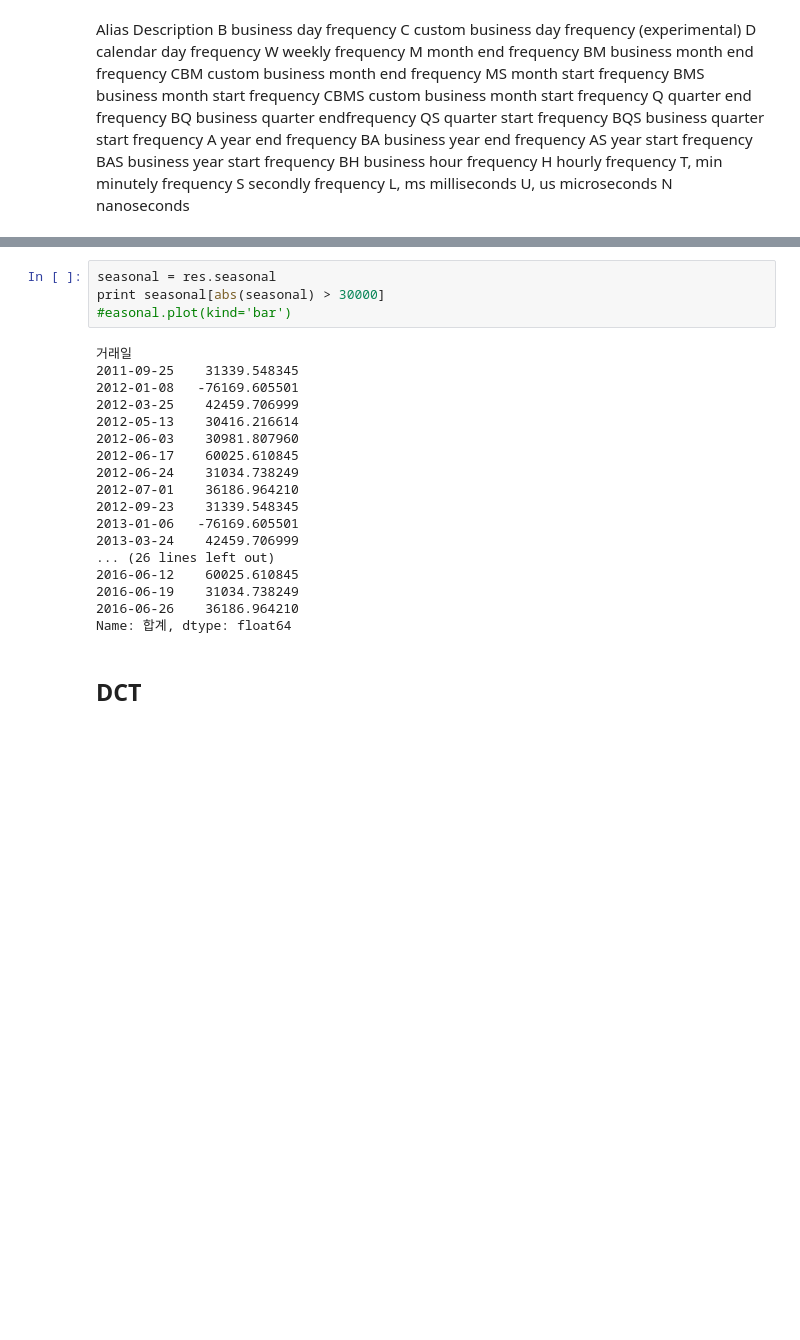
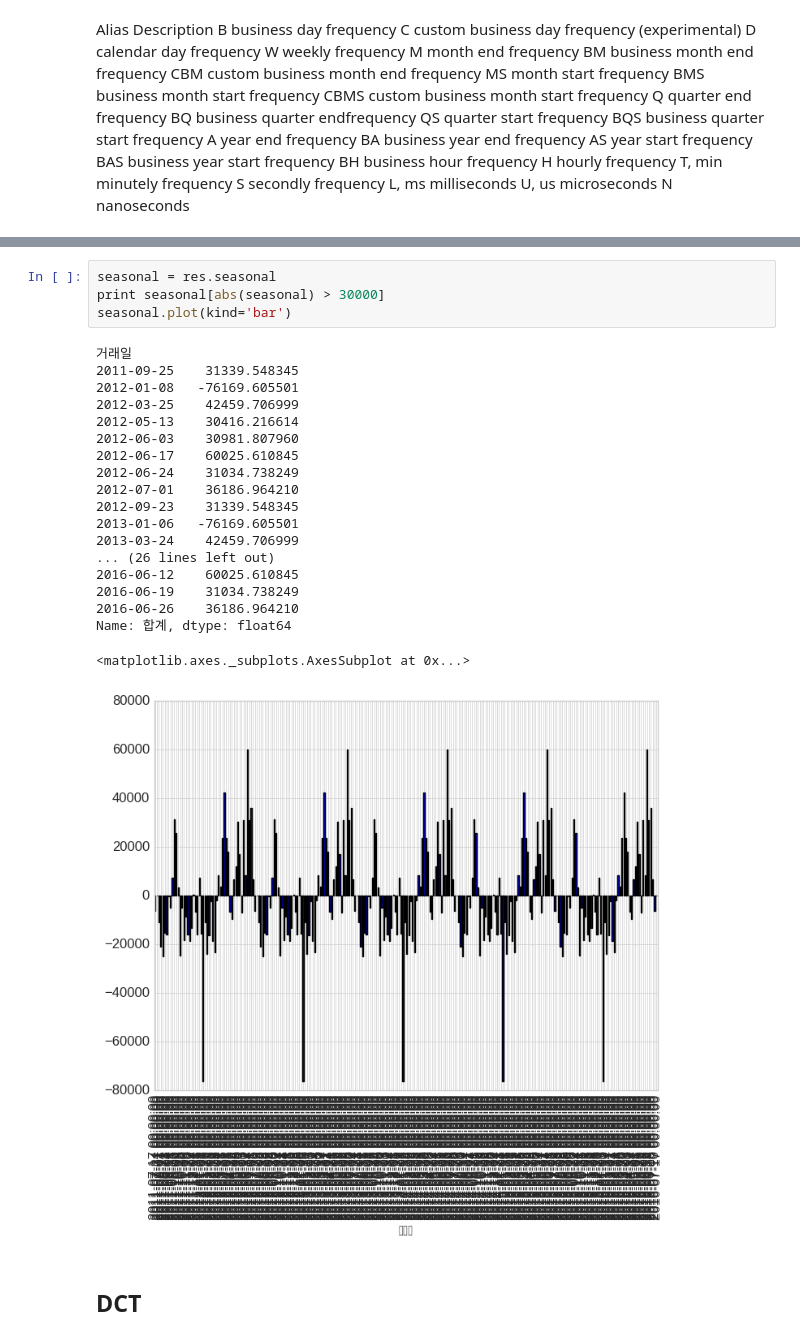
Before and after one commit to tohichoi/ecos, a Jupyter notebook: ecos.ipynb, the cells around one changed output, grey strips where cells are left out. Cells and saved outputs as stored; diff of their text form; blank space fills up the shorter version.

```diff
--- a/ecos.ipynb
+++ b/ecos.ipynb
@@ -165,25 +188,27 @@ fig.set_size_inches(15, 15)
 # %%
 seasonal = res.seasonal
 print seasonal[abs(seasonal) > 30000]
-#easonal.plot(kind='bar')
+seasonal.plot(kind='bar')
 # %% [output]
 거래일
 2011-09-25    31339.548345
 2012-01-08   -76169.605501
 2012-03-25    42459.706999
 2012-05-13    30416.216614
 2012-06-03    30981.807960
 2012-06-17    60025.610845
 2012-06-24    31034.738249
 2012-07-01    36186.964210
 2012-09-23    31339.548345
 2013-01-06   -76169.605501
 2013-03-24    42459.706999
 ... (26 lines left out)
 2016-06-12    60025.610845
 2016-06-19    31034.738249
 2016-06-26    36186.964210
 Name: 합계, dtype: float64
+<matplotlib.axes._subplots.AxesSubplot at 0x...>
+[figure, added]
 # %% [markdown]
 ## DCT
 # %%
```
Also changed, not shown: parts of 9 cells of this notebook, 3 other files.
